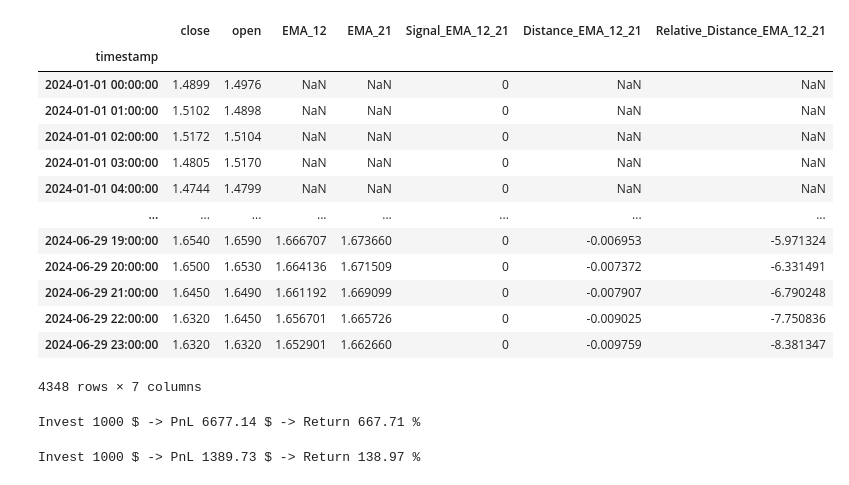
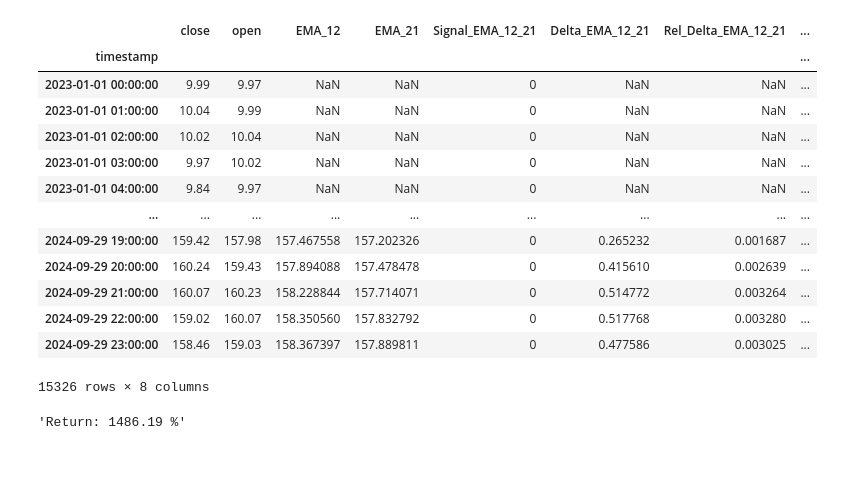
Before and after one commit to hamdilyes/crypto-trading, a Jupyter notebook: main.ipynb, the cells around one changed output. Saved outputs shown, nothing was run; the diff lists cells and outputs as text; code cells hidden in the pictures.

```diff
--- a/main.ipynb
+++ b/main.ipynb
@@ -5,3 +7,4 @@ from backtest import *
 # %%
-symbol = 'STX/USDT'
+symbol = 'SOL/USDT'
+freq = '1h'
 # %%
@@ -9,26 +12,26 @@ plot_prices([symbol[:-5]], freq='1h')
 # %%
-dict_df = get_dict_df(symbols=[symbol], freq='1h', columns=['close', 'open'])
+dict_df = get_dict_df(symbols=[symbol], freq=freq, columns=['close', 'open'])
 
 dict_df = add_dict_df_emas(dict_df, lengths=[12, 21])
 
 df = dict_df[symbol]
 
 df
 # %% [output]
-|  | close | open | EMA_12 | EMA_21 | Signal_EMA_12_21 | Distance_EMA_12_21 | Relative_Distance_EMA_12_21 |
-| timestamp |  |  |  |  |  |  |  |
-| 2024-01-01 00:00:00 | 1.4899 | 1.4976 | NaN | NaN | 0 | NaN | NaN |
-| 2024-01-01 01:00:00 | 1.5102 | 1.4898 | NaN | NaN | 0 | NaN | NaN |
-| 2024-01-01 02:00:00 | 1.5172 | 1.5104 | NaN | NaN | 0 | NaN | NaN |
-| 2024-01-01 03:00:00 | 1.4805 | 1.5170 | NaN | NaN | 0 | NaN | NaN |
-| 2024-01-01 04:00:00 | 1.4744 | 1.4799 | NaN | NaN | 0 | NaN | NaN |
-| ... | ... | ... | ... | ... | ... | ... | ... |
-| 2024-06-29 19:00:00 | 1.6540 | 1.6590 | 1.666707 | 1.673660 | 0 | -0.006953 | -5.971324 |
-| 2024-06-29 20:00:00 | 1.6500 | 1.6530 | 1.664136 | 1.671509 | 0 | -0.007372 | -6.331491 |
-| 2024-06-29 21:00:00 | 1.6450 | 1.6490 | 1.661192 | 1.669099 | 0 | -0.007907 | -6.790248 |
-| 2024-06-29 22:00:00 | 1.6320 | 1.6450 | 1.656701 | 1.665726 | 0 | -0.009025 | -7.750836 |
-| 2024-06-29 23:00:00 | 1.6320 | 1.6320 | 1.652901 | 1.662660 | 0 | -0.009759 | -8.381347 |
+|  | close | open | EMA_12 | EMA_21 | Signal_EMA_12_21 | Delta_EMA_12_21 | Rel_Delta_EMA_12_21 | ... |
+| timestamp |  |  |  |  |  |  |  | ... |
+| 2023-01-01 00:00:00 | 9.99 | 9.97 | NaN | NaN | 0 | NaN | NaN | ... |
+| 2023-01-01 01:00:00 | 10.04 | 9.99 | NaN | NaN | 0 | NaN | NaN | ... |
+| 2023-01-01 02:00:00 | 10.02 | 10.04 | NaN | NaN | 0 | NaN | NaN | ... |
+| 2023-01-01 03:00:00 | 9.97 | 10.02 | NaN | NaN | 0 | NaN | NaN | ... |
+| 2023-01-01 04:00:00 | 9.84 | 9.97 | NaN | NaN | 0 | NaN | NaN | ... |
+| ... | ... | ... | ... | ... | ... | ... | ... | ... |
+| 2024-09-29 19:00:00 | 159.42 | 157.98 | 157.467558 | 157.202326 | 0 | 0.265232 | 0.001687 | ... |
+| 2024-09-29 20:00:00 | 160.24 | 159.43 | 157.894088 | 157.478478 | 0 | 0.415610 | 0.002639 | ... |
+| 2024-09-29 21:00:00 | 160.07 | 160.23 | 158.228844 | 157.714071 | 0 | 0.514772 | 0.003264 | ... |
+| 2024-09-29 22:00:00 | 159.02 | 160.07 | 158.350560 | 157.832792 | 0 | 0.517768 | 0.003280 | ... |
+| 2024-09-29 23:00:00 | 158.46 | 159.03 | 158.367397 | 157.889811 | 0 | 0.477586 | 0.003025 | ... |
-4348 rows × 7 columns
+15326 rows × 8 columns
 # %%
 # df_plot = df[['close', 'Signal_EMA_12_21']]
 # # df_plot = df[['EMA_12', 'EMA_21']]
@@ -40,8 +43,8 @@ trades_prev, trades_next = get_trades(df, 'Signal_EMA_12_21')
-# %%
-pnl(trades_prev)
-# %% [output]
-Invest 1000 $ -> PnL 6677.14 $ -> Return 667.71 %
-# %%
-pnl(trades_next)
-# %% [output]
-Invest 1000 $ -> PnL 1389.73 $ -> Return 138.97 %
+# %%
+# buy and hold
+entry = df['close'].iloc[0]
+exit = df['close'].iloc[-1]
+
+f'Return: {round((exit/entry-1)*100,2)} %'
+# %% [output]
+'Return: 1486.19 %'
```
Also changed, not shown: parts of 5 cells of this notebook, 3 other files.
